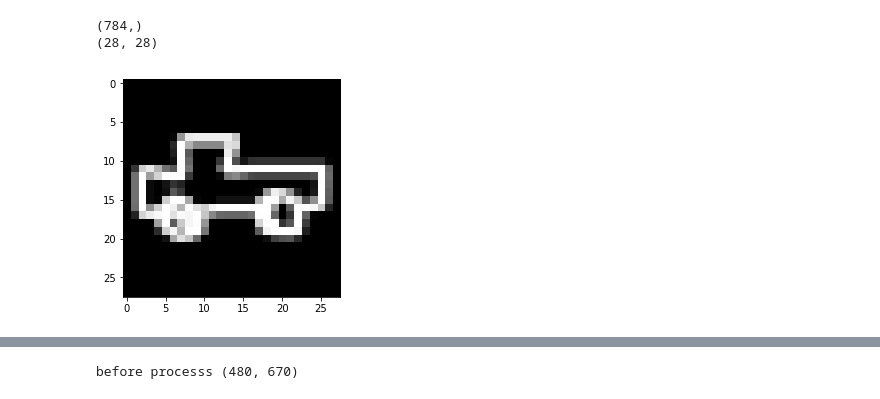
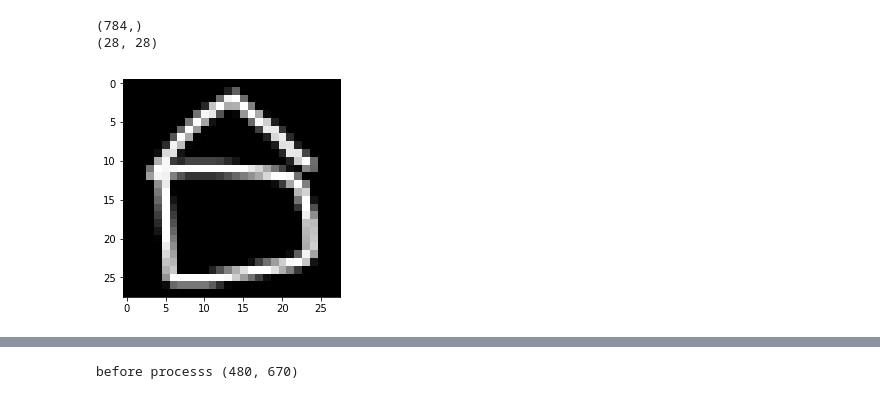
Before and after one commit to abhichacko/Quickdraw, a Jupyter notebook: quickdrawpython3.ipynb, the cells around one changed output, grey strips where cells are left out. Saved outputs shown, nothing was run; the diff lists cells and outputs as text; code cells hidden in the pictures.

Commit message:
added 5 classes and done image repacing with good doodle

```diff
--- a/quickdrawpython3.ipynb
+++ b/quickdrawpython3.ipynb
@@ -65,23 +73,23 @@ with open("labels", "wb") as f:
 # %%
 # Data loading manupulation
 # image from dataset printing
 # abhi
 import numpy as np
 from matplotlib import pyplot as plt
 import os
-files = "/home/abhi/mainproject/quickdraw/data/full_numpy_bitmap_car.npy"
+files = "/home/abhi/mainproject/quickdraw/data/home.npy"
 x = np.load(files)
 print(x[0].shape)
 img=np.array(x[30000])
 img=np.reshape(img,(28,28))
 print(img.shape)
 # print(img)
 plt.imshow(img,cmap="gray")
 plt.show()
 # %% [output]
 (784,)
 (28, 28)
-[figure, old version]
+[figure, new version]
 # %%
 # modelcreation
 # abhi
```
Also changed, not shown: parts of 5 cells of this notebook.
